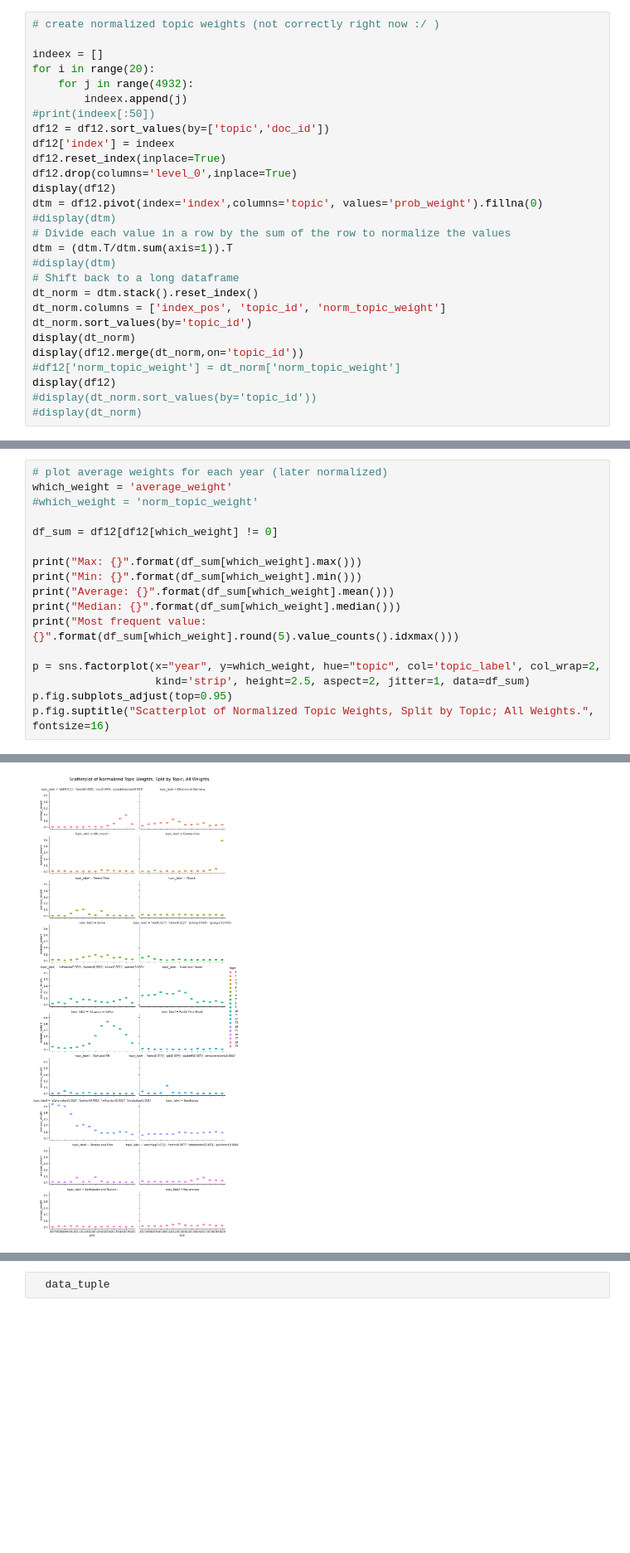
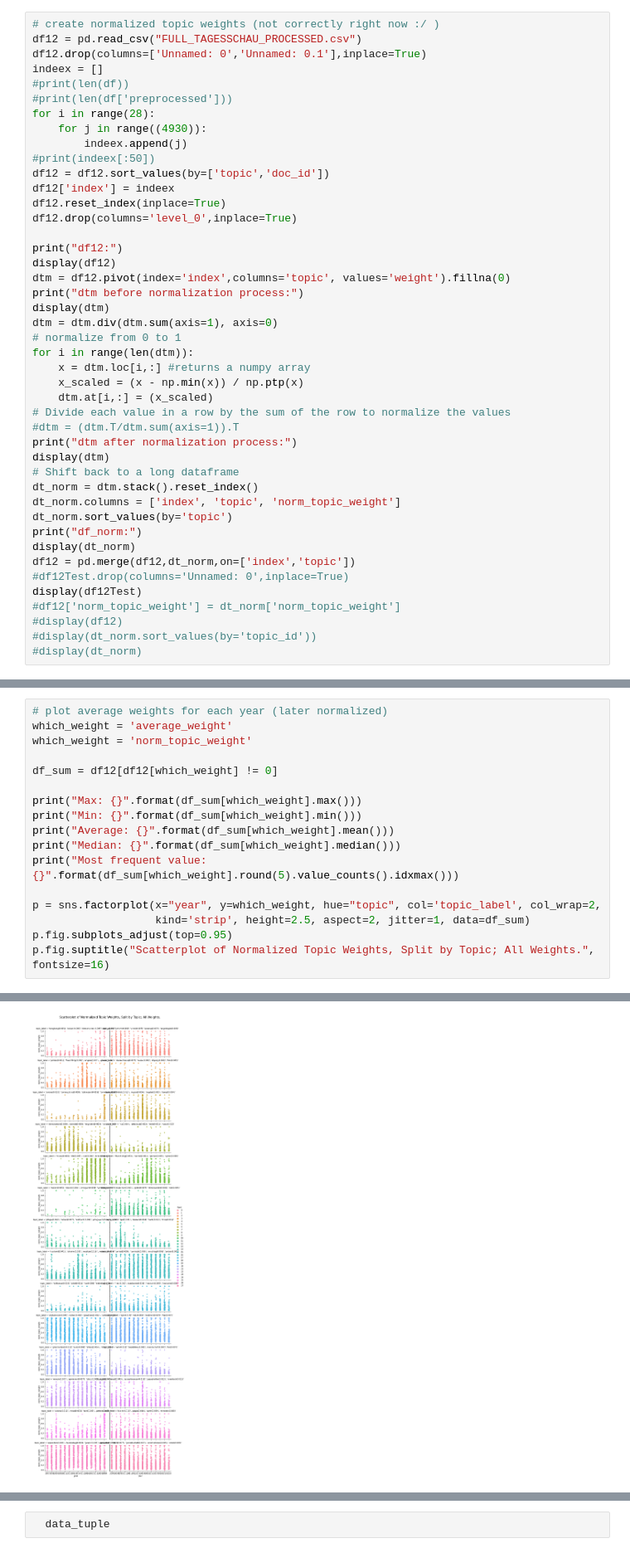
Before and after one commit to timurbachschi/Topic-Analysis-for-Tagesschau-data, a Jupyter notebook: topicModeling.ipynb, the cells around one changed output, grey strips where cells are left out. Shown at 83% size. Drawn from its saved outputs; the diff is of its cells as text; blank space fills up the shorter version.

```diff
--- a/topicModeling.ipynb
+++ b/topicModeling.ipynb
@@ -668,29 +670,45 @@ df12.to_pickle("FULL_TAGESSCHAU_PROCESSED.pkl")
 # %%
 # create normalized topic weights (not correctly right now :/ )
-
+df12 = pd.read_csv("FULL_TAGESSCHAU_PROCESSED.csv")
+df12.drop(columns=['Unnamed: 0','Unnamed: 0.1'],inplace=True)
 indeex = []
-for i in range(20):
-    for j in range(4932):
+#print(len(df))
+#print(len(df['preprocessed']))
+for i in range(28):
+    for j in range((4930)):
         indeex.append(j)
 #print(indeex[:50])
 df12 = df12.sort_values(by=['topic','doc_id'])
 df12['index'] = indeex
 df12.reset_index(inplace=True)
 df12.drop(columns='level_0',inplace=True)
+
+print("df12:")
 display(df12)
-dtm = df12.pivot(index='index',columns='topic', values='prob_weight').fillna(0)
-#display(dtm)
+dtm = df12.pivot(index='index',columns='topic', values='weight').fillna(0)
+print("dtm before normalization process:")
+display(dtm)
+dtm = dtm.div(dtm.sum(axis=1), axis=0)
+# normalize from 0 to 1
+for i in range(len(dtm)):
+    x = dtm.loc[i,:] #returns a numpy array
+    x_scaled = (x - np.min(x)) / np.ptp(x)
+    dtm.at[i,:] = (x_scaled)
 # Divide each value in a row by the sum of the row to normalize the values
-dtm = (dtm.T/dtm.sum(axis=1)).T
-#display(dtm)
+#dtm = (dtm.T/dtm.sum(axis=1)).T
+print("dtm after normalization process:")
+display(dtm)
 # Shift back to a long dataframe
 dt_norm = dtm.stack().reset_index()
-dt_norm.columns = ['index_pos', 'topic_id', 'norm_topic_weight']
-dt_norm.sort_values(by='topic_id')
+dt_norm.columns = ['index', 'topic', 'norm_topic_weight']
+dt_norm.sort_values(by='topic')
+print("df_norm:")
 display(dt_norm)
-display(df12.merge(dt_norm,on='topic_id'))
+df12 = pd.merge(df12,dt_norm,on=['index','topic'])
+#df12Test.drop(columns='Unnamed: 0',inplace=True)
+display(df12Test)
 #df12['norm_topic_weight'] = dt_norm['norm_topic_weight']
-display(df12)
+#display(df12)
 #display(dt_norm.sort_values(by='topic_id'))
 #display(dt_norm)
 # %% [output]
@@ -732,7 +806,7 @@ KeyError: 'topic_id'
 # %%
 # plot average weights for each year (later normalized)
 which_weight = 'average_weight'
-#which_weight = 'norm_topic_weight'
+which_weight = 'norm_topic_weight'
 
 df_sum = df12[df12[which_weight] != 0]
 
@@ -755,3 +829,3 @@ Most frequent value: 0.0251
 Text(0.5, 0.98, 'Scatterplot of Normalized Topic Weights, Split by Topic; All Weights.')
-[figure, old version]
+[figure, new version]
 # %%
```
Also changed, not shown: parts of 16 cells of this notebook.
